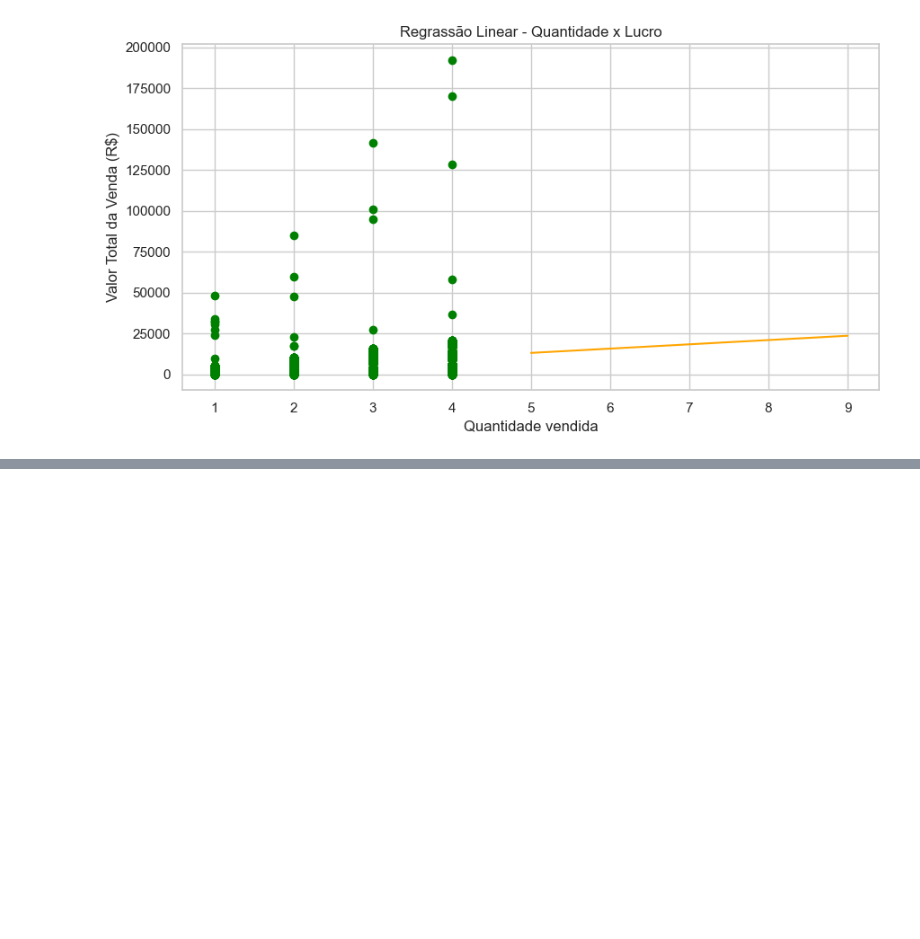
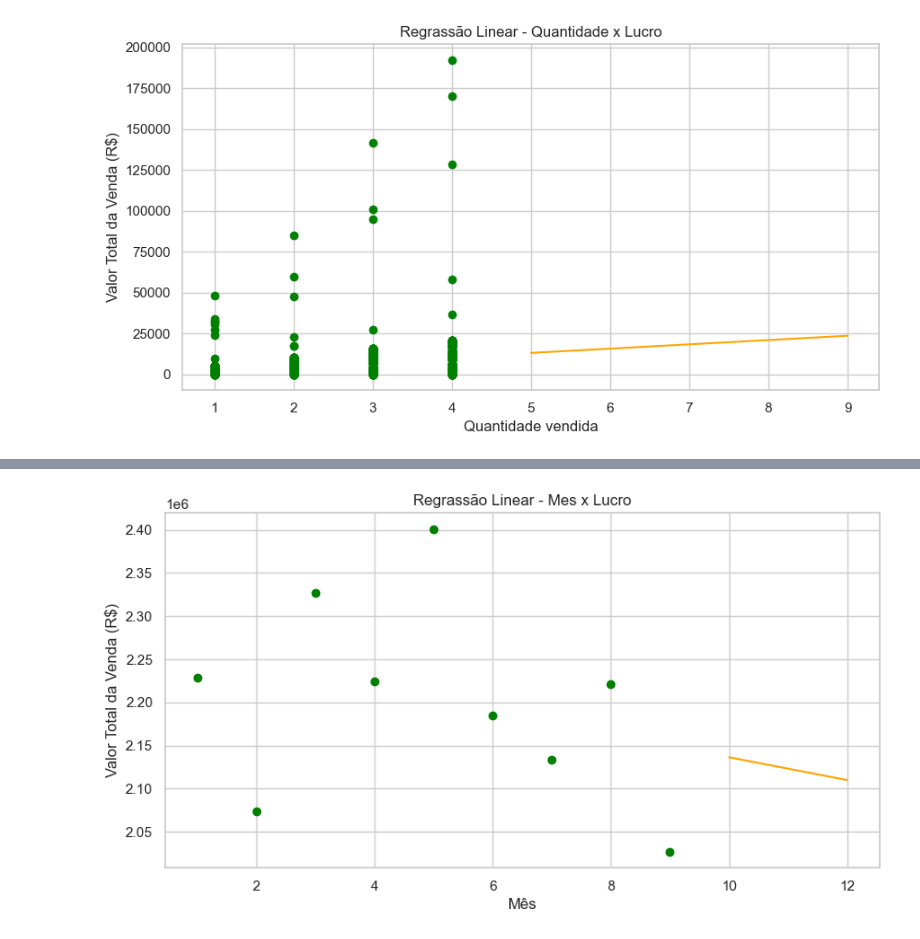
Before and after one commit to leticyanunes/Projeto_NARA, a Jupyter notebook: Projeto.NARA.ipynb, the cells around one changed output, grey strips where cells are left out. Drawn from its saved outputs; the diff is of its cells as text; code cells hidden in the pictures; blank space fills up the shorter version.

```diff
--- a/Projeto.NARA.ipynb
+++ b/Projeto.NARA.ipynb
@@ -574,3 +574,8 @@ plt.title('Regrassão Linear - Quantidade x Lucro')
 plt.show()
 # %% [output]
 [figure]
+# %%
+df_vendas['Ano'] = df_vendas['Data'].str[:4]
+# %%
+df_2025 = df_vendas[df_vendas['Ano'] == '2025']
+df_2025['Mes'] = df_2025['Data'].str[5:7].astype(int)
@@ -576,0 +588,3 @@ plt.show()
+# %%
+vendas_2025 = df_2025.groupby('Mes')['Valor_Total'].sum().reset_index()
+vendas_2025
@@ -576,0 +602,20 @@ plt.show()
+# %%
+x = vendas_2025[['Mes']]
+y = vendas_2025[['Valor_Total']]
+
+modelo = LinearRegression()
+modelo.fit(x,y)
+
+x_predi = pd.DataFrame({'Mes': [10, 11, 12]})
+y_pred = modelo.predict(x_predi)
+
+
+plt.Figure(figsize=(8,5))
+plt.scatter(x, y, color = 'green')
+plt.plot(x_predi, y_pred, color = 'orange')
+plt.xlabel('Mês')
+plt.ylabel('Valor Total da Venda (R$)')
+plt.title('Regrassão Linear - Mes x Lucro')
+plt.show()
+# %% [output]
+[figure, added]
```
Also changed, not shown: parts of 2 cells of this notebook.
